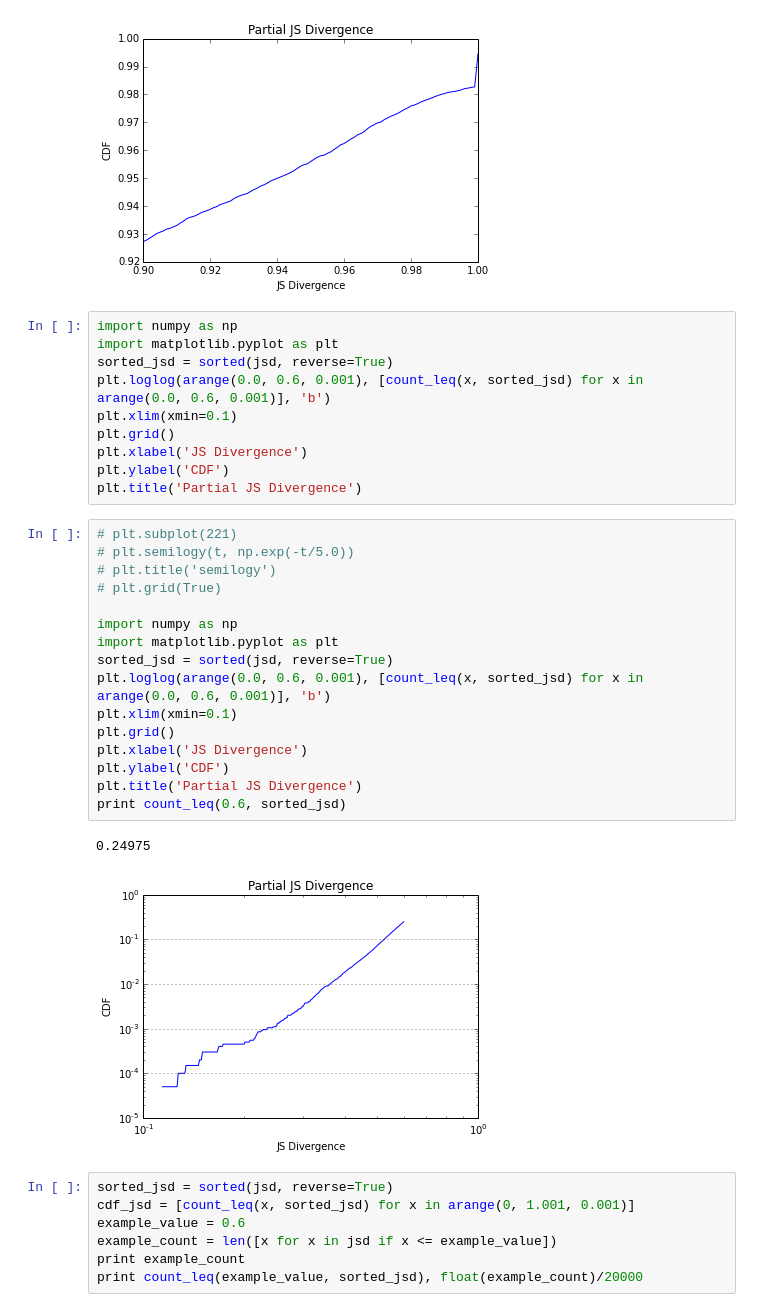
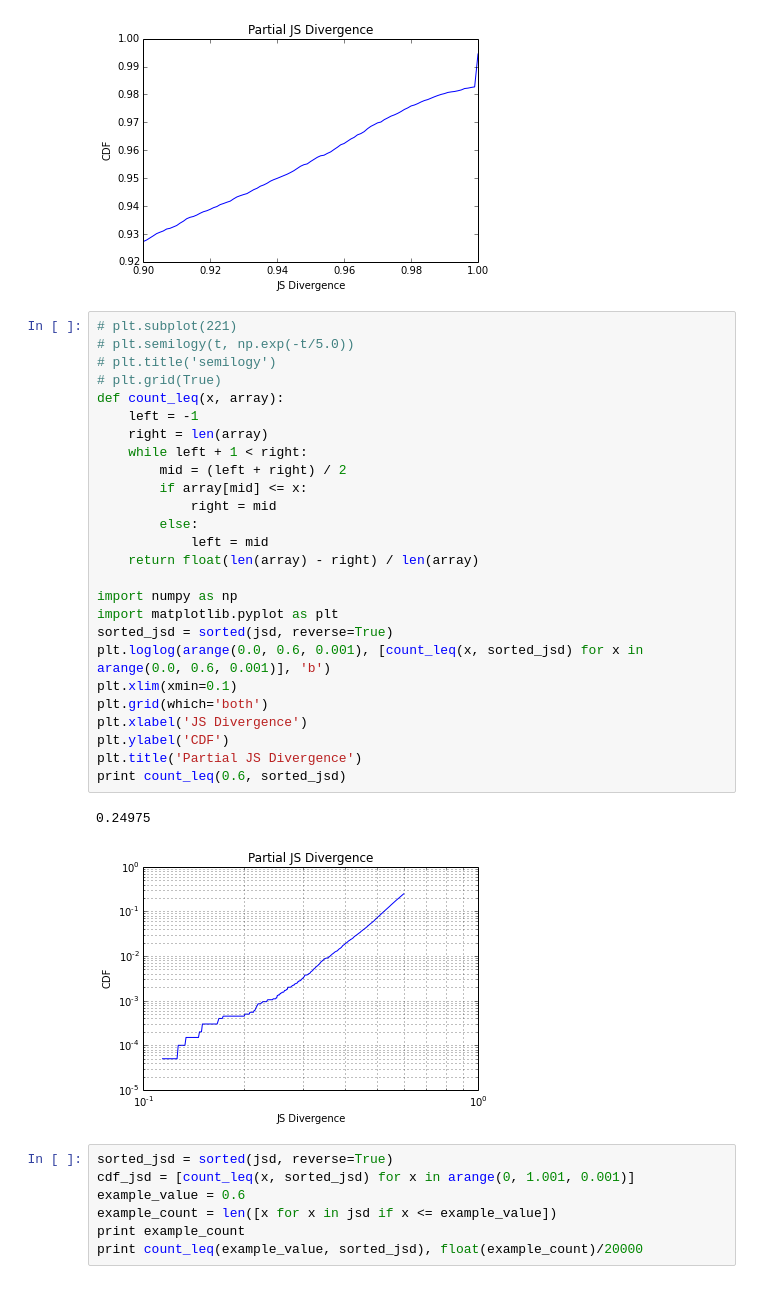
Before and after one commit to arapat/AmazonTopics, a Jupyter notebook: notebook/Amazon.ipynb, the cells around one changed output. Saved outputs shown, nothing was run; the diff lists cells and outputs as text.

```diff
--- a/notebook/Amazon.ipynb
+++ b/notebook/Amazon.ipynb
@@ -276,34 +277,34 @@ show()
 # %% [output]
 [figure]
 # %%
+# plt.subplot(221)
+# plt.semilogy(t, np.exp(-t/5.0))
+# plt.title('semilogy')
+# plt.grid(True)
+def count_leq(x, array):
+    left = -1
+    right = len(array)
+    while left + 1 < right:
+        mid = (left + right) / 2
+        if array[mid] <= x:
+            right = mid
+        else:
+            left = mid
+    return float(len(array) - right) / len(array)
+
 import numpy as np
 import matplotlib.pyplot as plt
 sorted_jsd = sorted(jsd, reverse=True)
 plt.loglog(arange(0.0, 0.6, 0.001), [count_leq(x, sorted_jsd) for x in arange(0.0, 0.6, 0.001)], 'b')
 plt.xlim(xmin=0.1)
-plt.grid()
+plt.grid(which='both')
 plt.xlabel('JS Divergence')
 plt.ylabel('CDF')
 plt.title('Partial JS Divergence')
+print count_leq(0.6, sorted_jsd)
+# %% [output]
+0.24975
+[figure, added]
-# %%
-# plt.subplot(221)
-# plt.semilogy(t, np.exp(-t/5.0))
-# plt.title('semilogy')
-# plt.grid(True)
-
-import numpy as np
-import matplotlib.pyplot as plt
-sorted_jsd = sorted(jsd, reverse=True)
-plt.loglog(arange(0.0, 0.6, 0.001), [count_leq(x, sorted_jsd) for x in arange(0.0, 0.6, 0.001)], 'b')
-plt.xlim(xmin=0.1)
-plt.grid()
-plt.xlabel('JS Divergence')
-plt.ylabel('CDF')
-plt.title('Partial JS Divergence')
-print count_leq(0.6, sorted_jsd)
-# %% [output]
-0.24975
-[figure, removed]
 # %%
 sorted_jsd = sorted(jsd, reverse=True)
 cdf_jsd = [count_leq(x, sorted_jsd) for x in arange(0, 1.001, 0.001)]
```
Also changed, not shown: parts of 5 cells of this notebook.
